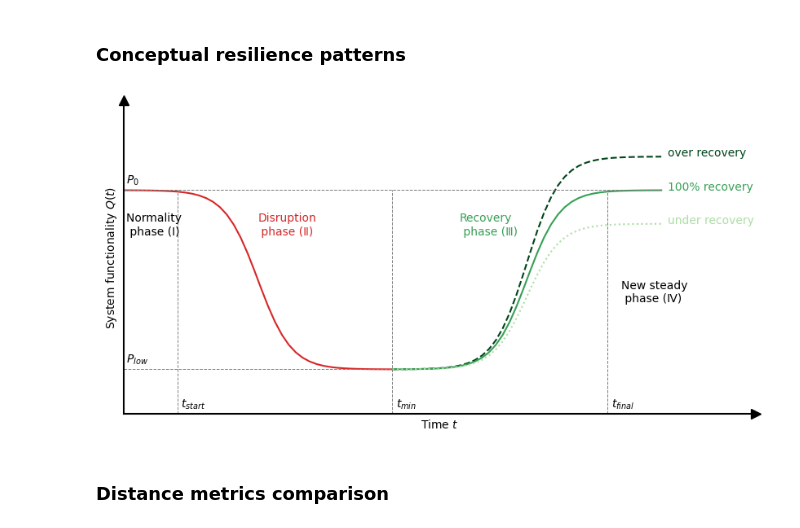
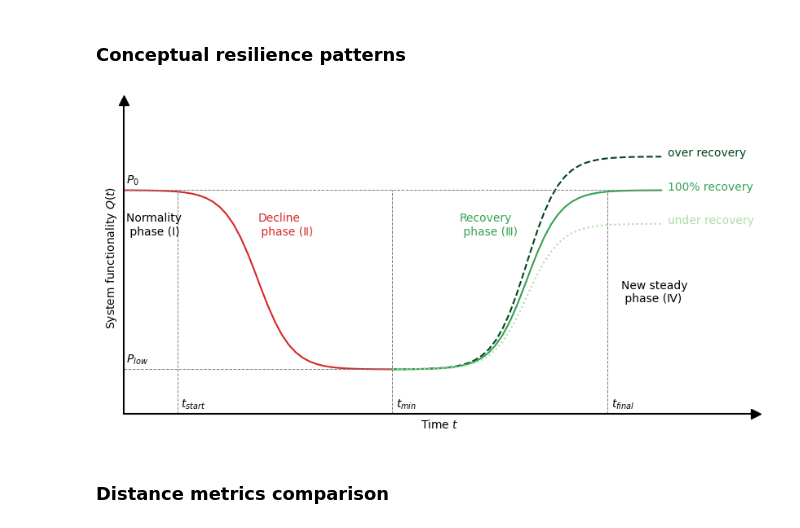
Before and after one commit to LastStriker11/disruptive_taxi_demand, a Jupyter notebook: conceptual_visualization.ipynb, the cells around one changed output. Saved outputs shown, nothing was run; the diff lists cells and outputs as text; code cells hidden in the pictures.

Commit message:
final figures

```diff
--- a/conceptual_visualization.ipynb
+++ b/conceptual_visualization.ipynb
@@ -54,35 +54,35 @@ ax.plot(xdata3, y3, color=colors[0], linestyle='--')
 ax.plot(xdata2, y2, color=colors[1], linestyle='-')
 ax.plot(xdata4, y4, color=colors[2], linestyle=':')
 # ax.plot(xdata11, y11, color='#1171be', linestyle=':')
 ax.plot(xdata5, y5, c='grey', linestyle='--', linewidth=0.7)
 ax.plot(xdata6, y6, c='grey', linestyle='--', linewidth=0.7)
 ax.plot(xdata7, y7, c='grey', linestyle='--', linewidth=0.7)
 ax.plot(xdata8, y8, c='grey', linestyle='--', linewidth=0.7)
 ax.plot(xdata9, y9, c='grey', linestyle='--', linewidth=0.7)
 
 ax.annotate("Normality \n phase (Ⅰ)", xy = (0.02,0.8),xytext= (0.02,0.8),color = "k")
-ax.annotate("Disruption\n phase (Ⅱ)", xy = (1,0.8),xytext= (1,0.8),color = "tab:red")
+ax.annotate("Decline\n phase (Ⅱ)", xy = (1,0.8),xytext= (1,0.8),color = "tab:red")
 ax.annotate("Recovery\n phase (Ⅲ)", xy = (2.5, 0.8),xytext= (2.5, 0.8),color = colors[1])
 ax.annotate("New steady \n phase (Ⅳ)", xy = (3.7,0.5),xytext= (3.7,0.5),color = "k")
 # ax.annotate("Resistance",  xy = (2,0.6),xytext= (2.07, 0.6),color = "tab:blue")
 # ax.annotate("Event  Duration(T)",  xy = (1.75,0.13),xytext= (1.75, 0.13),color = "k")
 ax.annotate("over recovery", xy = (4.05,1.1),xytext= (4.05, 1.15),color = colors[0])
 ax.annotate("100% recovery", xy = (4.05,1.0),xytext= (4.05, 1.0),color = colors[1])
 ax.annotate("under recovery", xy = (4.05,0.9),xytext= (4.05, 0.85),color = colors[2])
 
 ax.annotate("$P_0$", xy = (0,1.03),xytext= (0.02,1.03),color = "k")
 ax.annotate("$P_{low}$", xy = (0,0.23),xytext= (0.02,0.23),color = "k")
 ax.annotate("$t_{start}$", xy = (0.43,0.03),xytext= (0.43,0.03),color = "k")
 ax.annotate("$t_{min}$", xy = (2.03,0.03),xytext= (2.03,0.03),color = "k")
 ax.annotate("$t_{final}$", xy = (3.63,0.03),xytext= (3.63,0.03),color = "k")
 ax.set_xlabel('Time $t$')
 ax.set_ylabel('System functionality $Q(t)$')
 ax.set_xlim((0,4.7))
 ax.set_ylim((0,1.4))
 
 fig.savefig('figures/conceptual_resilience.pdf', bbox_inches='tight')
 # %% [output]
-[figure, old version]
+[figure, new version]
 # %% [markdown]
 ### Distance metrics comparison
 # %%
```
Also changed, not shown: 2 other files.
